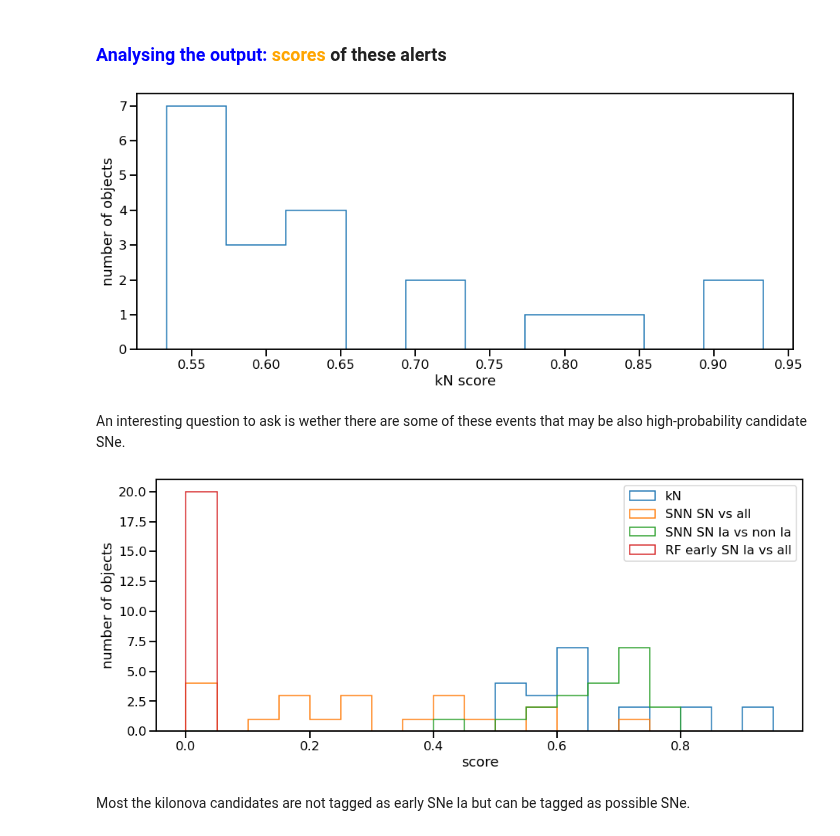
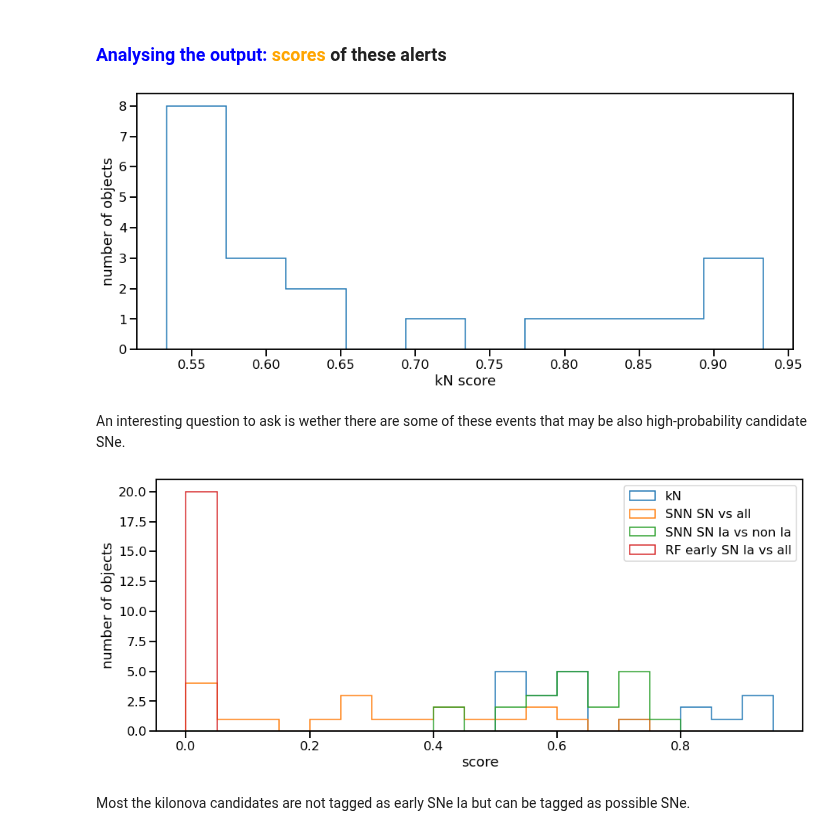
Before and after one commit to astrolabsoftware/fink-tutorials, a Jupyter notebook: MMA/MMA.ipynb, the cells around one changed output. Drawn from its saved outputs; the diff is of its cells as text; code cells hidden in the pictures.

```diff
--- a/MMA/MMA.ipynb
+++ b/MMA/MMA.ipynb
@@ -84,12 +84,12 @@ pdf
 # %%
 fig = plt.figure(figsize=(15, 6))
 
-plt.hist(pdf['d:knscore'],histtype='step')
+plt.hist(pdf['d:rf_kn_vs_nonkn'],histtype='step')
 plt.ylabel('number of objects')
 plt.xlabel('kN score')
 plt.show()
 # %% [output]
-[figure, old version]
+[figure, new version]
 # %% [markdown]
 An interesting question to ask is wether there are some of these events that may be also high-probability candidate SNe.
 # %%
@@ -97,17 +97,17 @@ fig = plt.figure(figsize=(15, 6))
 
 bins = np.arange(0,1,0.05)
 
-plt.hist(pdf['d:knscore'],histtype='step',label='kN',bins=bins)
+plt.hist(pdf['d:rf_kn_vs_nonkn'],histtype='step',label='kN',bins=bins)
 plt.hist(pdf['d:snn_sn_vs_all'],histtype='step',label='SNN SN vs all',bins=bins)
 plt.hist(pdf['d:snn_snia_vs_nonia'],histtype='step',label='SNN SN Ia vs non Ia',bins=bins)
-plt.hist(pdf['d:rfscore'],histtype='step',label='RF early SN Ia vs all',bins=bins)
+plt.hist(pdf['d:rf_snia_vs_nonia'],histtype='step',label='RF early SN Ia vs all',bins=bins)
 
 plt.legend()
 plt.xlabel('score')
 plt.ylabel('number of objects')
 plt.show()
 # %% [output]
-[figure, old version]
+[figure, new version]
 # %% [markdown]
 Most the kilonova candidates are not tagged as early SNe Ia but can be tagged as possible SNe.
 # %% [markdown]
```
Also changed, not shown: parts of 10 cells of this notebook, 1 other file.
